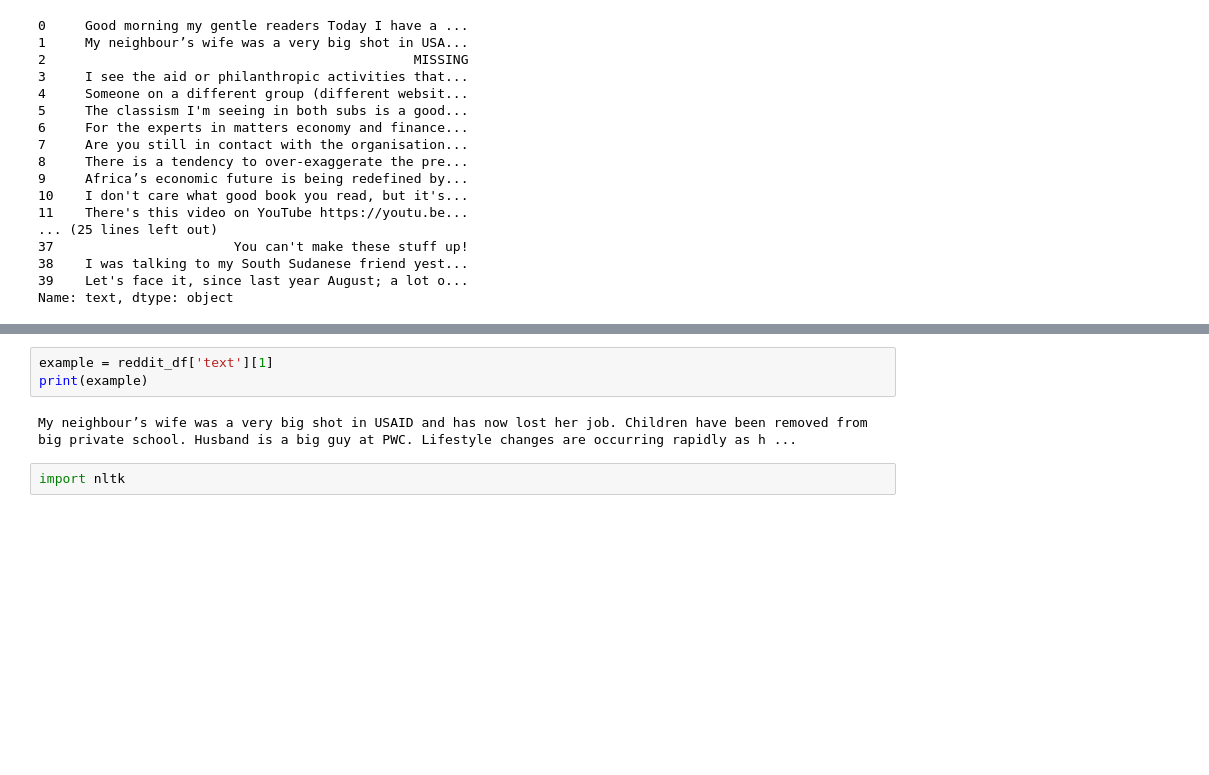
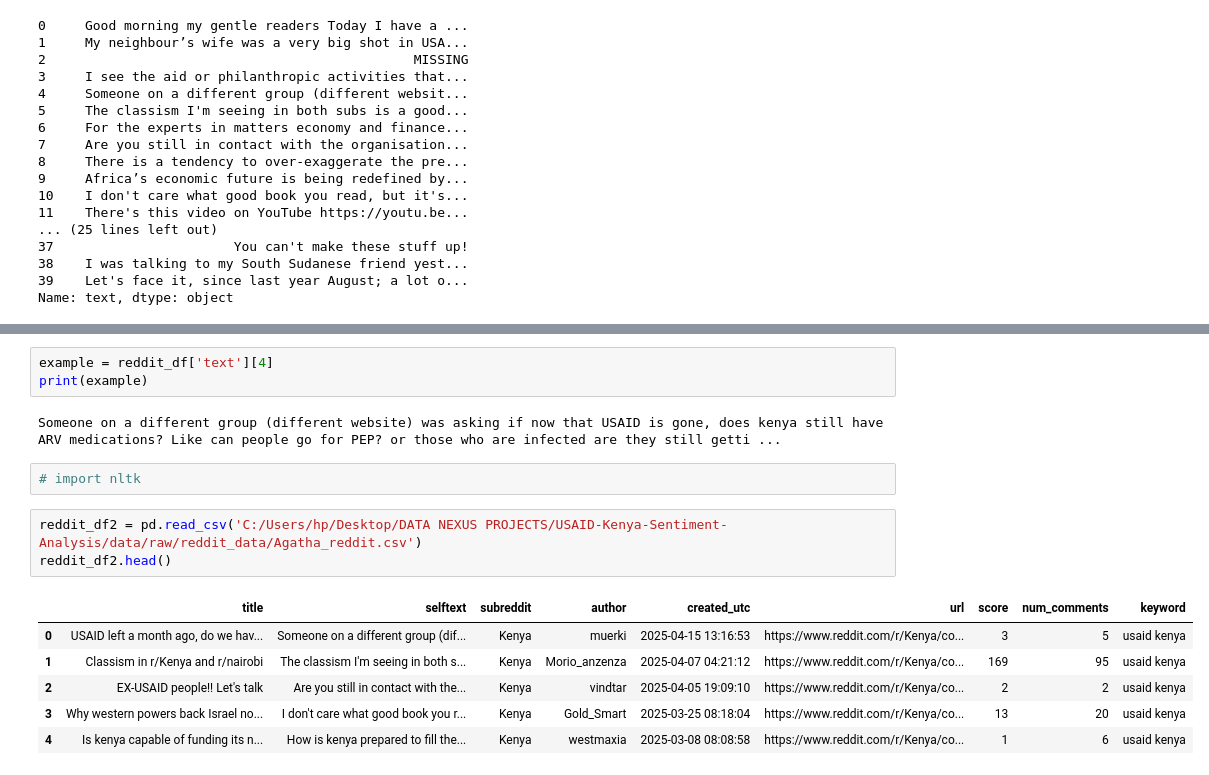
Before and after one commit to L-N-E0/USAID-Kenya-Sentiment-Analysis, a Jupyter notebook: notebooks/Cess.ipynb, the cells around one changed output, grey strips where cells are left out. Drawn from its saved outputs; the diff is of its cells as text; blank space fills up the shorter version.

```diff
--- a/notebooks/Cess.ipynb
+++ b/notebooks/Cess.ipynb
@@ -198,9 +187,19 @@ reddit_df.head()
 | 3 | Kenya | foreign aid, foreign aid | Foreign aid/Philanthropy | I see the aid or philanthropic ac... | 2025-04-27 | 1 | 0 | https://www.reddit.com/r/Kenya/co... | https://reddit.com/r/Kenya/commen... |
 | 4 | Kenya | USAID | USAID left a month ago, do we hav... | Someone on a different group (dif... | 2025-04-15 | 3 | 5 | https://www.reddit.com/r/Kenya/co... | https://reddit.com/r/Kenya/commen... |
 # %%
-example = reddit_df['text'][1]
+example = reddit_df['text'][4]
 print(example)
 # %% [output]
-My neighbour’s wife was a very big shot in USAID and has now lost her job. Children have been removed from big private school. Husband is a big guy at PWC. Lifestyle changes are occurring rapidly as h ...
+Someone on a different group (different website) was asking if now that USAID is gone, does kenya still have ARV medications? Like can people go for PEP? or those who are infected are they still getti ...
 # %%
-import nltk
+# import nltk
+# %%
+reddit_df2 = pd.read_csv('C:/Users/hp/Desktop/DATA NEXUS PROJECTS/USAID-Kenya-Sentiment-Analysis/data/raw/reddit_data/Agatha_reddit.csv')
+reddit_df2.head()
+# %% [output]
+|  | title | selftext | subreddit | author | created_utc | url | score | num_comments | keyword |
+| 0 | USAID left a month ago, do we hav... | Someone on a different group (dif... | Kenya | muerki | 2025-04-15 13:16:53 | https://www.reddit.com/r/Kenya/co... | 3 | 5 | usaid kenya |
+| 1 | Classism in r/Kenya and r/nairobi | The classism I'm seeing in both s... | Kenya | Morio_anzenza | 2025-04-07 04:21:12 | https://www.reddit.com/r/Kenya/co... | 169 | 95 | usaid kenya |
+| 2 | EX-USAID people!! Let's talk | Are you still in contact with the... | Kenya | vindtar | 2025-04-05 19:09:10 | https://www.reddit.com/r/Kenya/co... | 2 | 2 | usaid kenya |
+| 3 | Why western powers back Israel no... | I don't care what good book you r... | Kenya | Gold_Smart | 2025-03-25 08:18:04 | https://www.reddit.com/r/Kenya/co... | 13 | 20 | usaid kenya |
+| 4 | Is kenya capable of funding its n... | How is kenya prepared to fill the... | Kenya | westmaxia | 2025-03-08 08:08:58 | https://www.reddit.com/r/Kenya/co... | 1 | 6 | usaid kenya |
```
Also changed, not shown: parts of 5 cells of this notebook, 6 other files.
